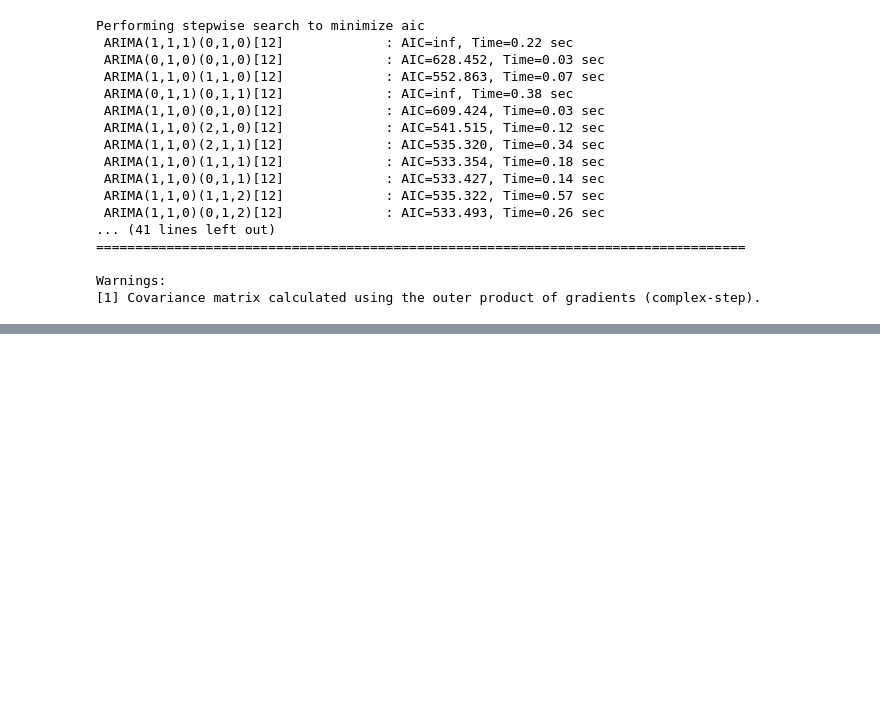
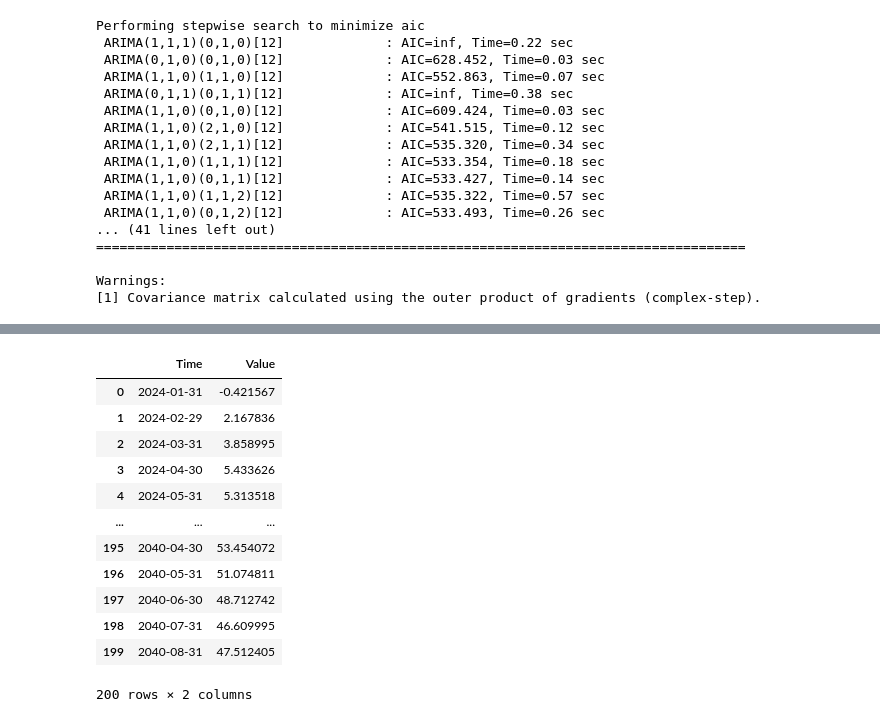
Before and after one commit to johnjtj92/PBD4-Assignment, a Jupyter notebook: PBD4.ipynb, the cells around one changed output, grey strips where cells are left out. Saved outputs shown, nothing was run; the diff lists cells and outputs as text; code cells hidden in the pictures; blank space fills up the shorter version.

```diff
--- a/PBD4.ipynb
+++ b/PBD4.ipynb
@@ -523,0 +655,18 @@ Warnings:
+# %%
+df_occ = pd.read_csv('generated_time_series.csv')
+
+df_occ
+# %% [output]
+|  | Time | Value |
+| 0 | 2024-01-31 | -0.421567 |
+| 1 | 2024-02-29 | 2.167836 |
+| 2 | 2024-03-31 | 3.858995 |
+| 3 | 2024-04-30 | 5.433626 |
+| 4 | 2024-05-31 | 5.313518 |
+| ... | ... | ... |
+| 195 | 2040-04-30 | 53.454072 |
+| 196 | 2040-05-31 | 51.074811 |
+| 197 | 2040-06-30 | 48.712742 |
+| 198 | 2040-07-31 | 46.609995 |
+| 199 | 2040-08-31 | 47.512405 |
+200 rows × 2 columns
```
Also changed, not shown: parts of 14 cells of this notebook.
